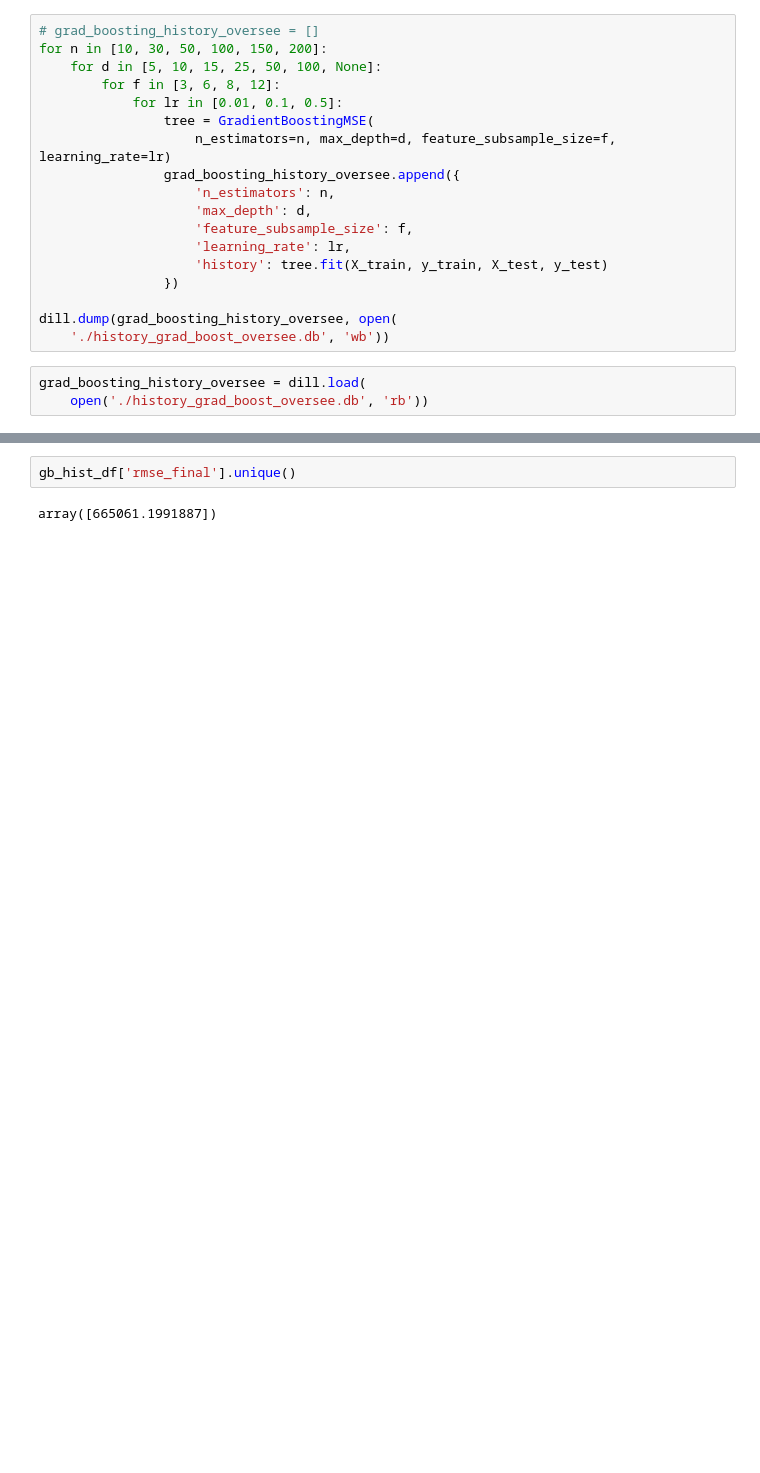
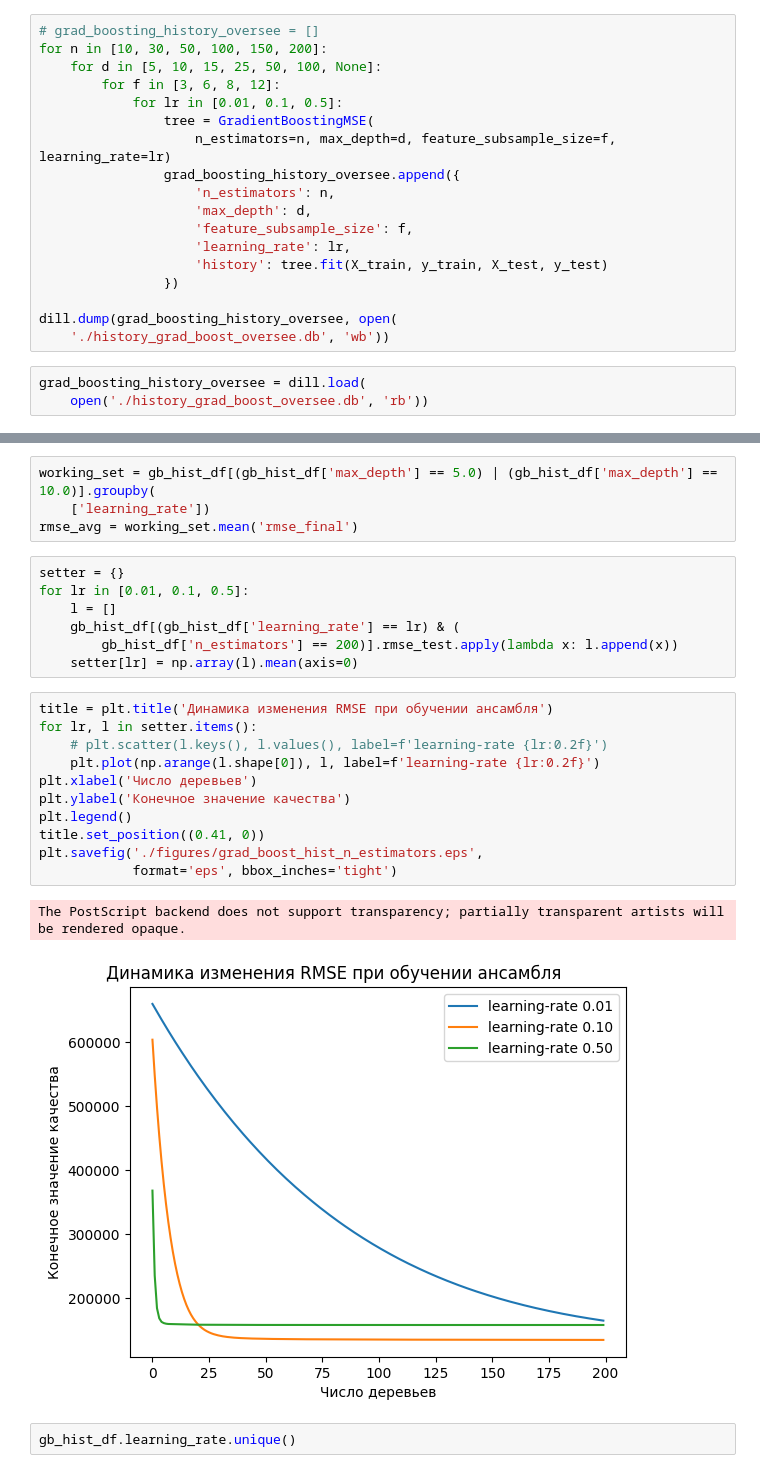
Before and after one commit to Dont4rootMe/Ensembles-ML, a Jupyter notebook: stuff/data_science.ipynb, the cells around one changed output, grey strips where cells are left out. Saved outputs shown, nothing was run; the diff lists cells and outputs as text; blank space fills up the shorter version.

```diff
--- a/stuff/data_science.ipynb
+++ b/stuff/data_science.ipynb
@@ -555,4 +616,27 @@ gb_hist_df['rmse_final'] = gb_hist_df.history.apply(
+# %%
+working_set = gb_hist_df[(gb_hist_df['max_depth'] == 5.0) | (gb_hist_df['max_depth'] == 10.0)].groupby(
+    ['learning_rate'])
+rmse_avg = working_set.mean('rmse_final')
+# %%
+setter = {}
+for lr in [0.01, 0.1, 0.5]:
+    l = []
+    gb_hist_df[(gb_hist_df['learning_rate'] == lr) & (
+        gb_hist_df['n_estimators'] == 200)].rmse_test.apply(lambda x: l.append(x))
+    setter[lr] = np.array(l).mean(axis=0)
+# %%
+title = plt.title('Динамика изменения RMSE при обучении ансамбля')
+for lr, l in setter.items():
+    # plt.scatter(l.keys(), l.values(), label=f'learning-rate {lr:0.2f}')
+    plt.plot(np.arange(l.shape[0]), l, label=f'learning-rate {lr:0.2f}')
+plt.xlabel('Число деревьев')
+plt.ylabel('Конечное значение качества')
+plt.legend()
+title.set_position((0.41, 0))
+plt.savefig('./figures/grad_boost_hist_n_estimators.eps',
+            format='eps', bbox_inches='tight')
+# %% [output]
+The PostScript backend does not support transparency; partially transparent artists will be rendered opaque.
+[figure, added]
 # %%
-gb_hist_df['rmse_final'].unique()
+gb_hist_df.learning_rate.unique()
-# %% [output]
-array([665061.1991887])
```
Also changed, not shown: parts of 18 cells of this notebook, 6 other files.
